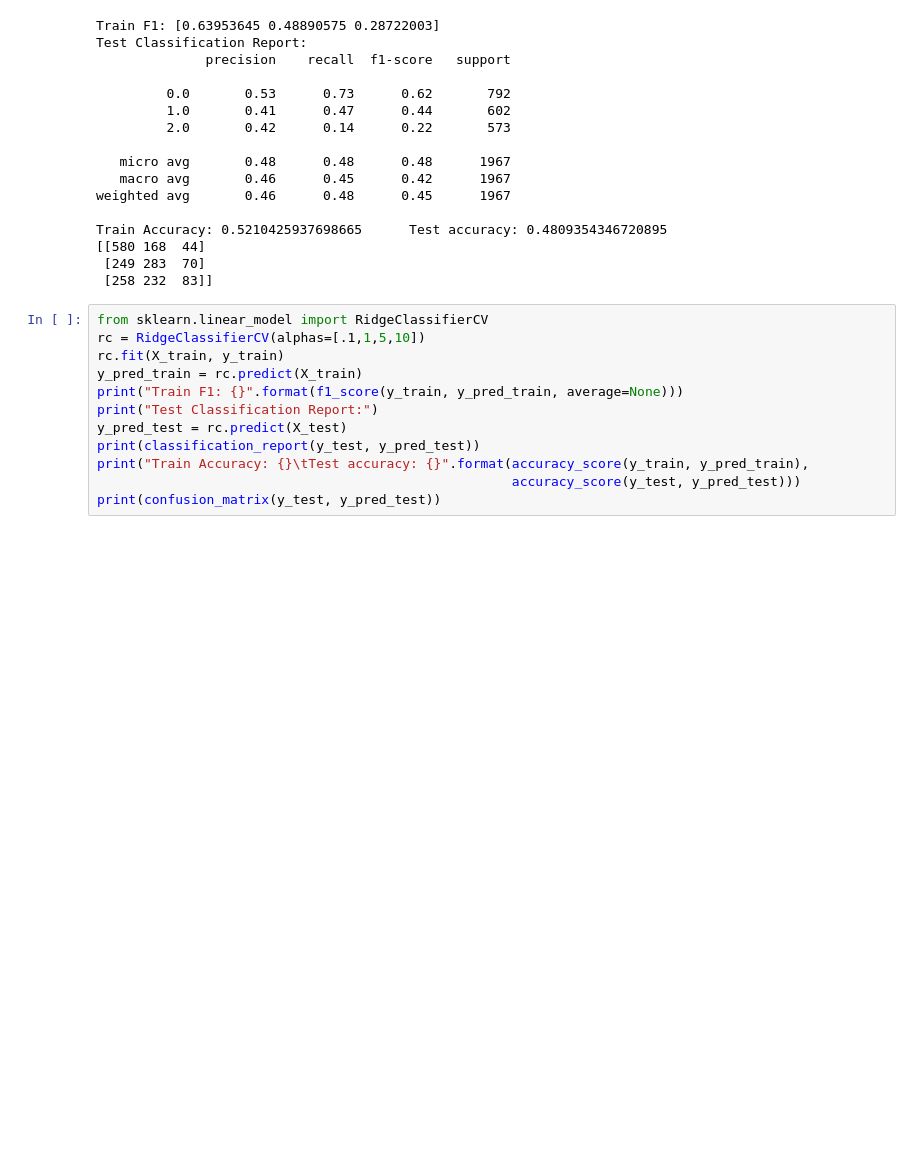
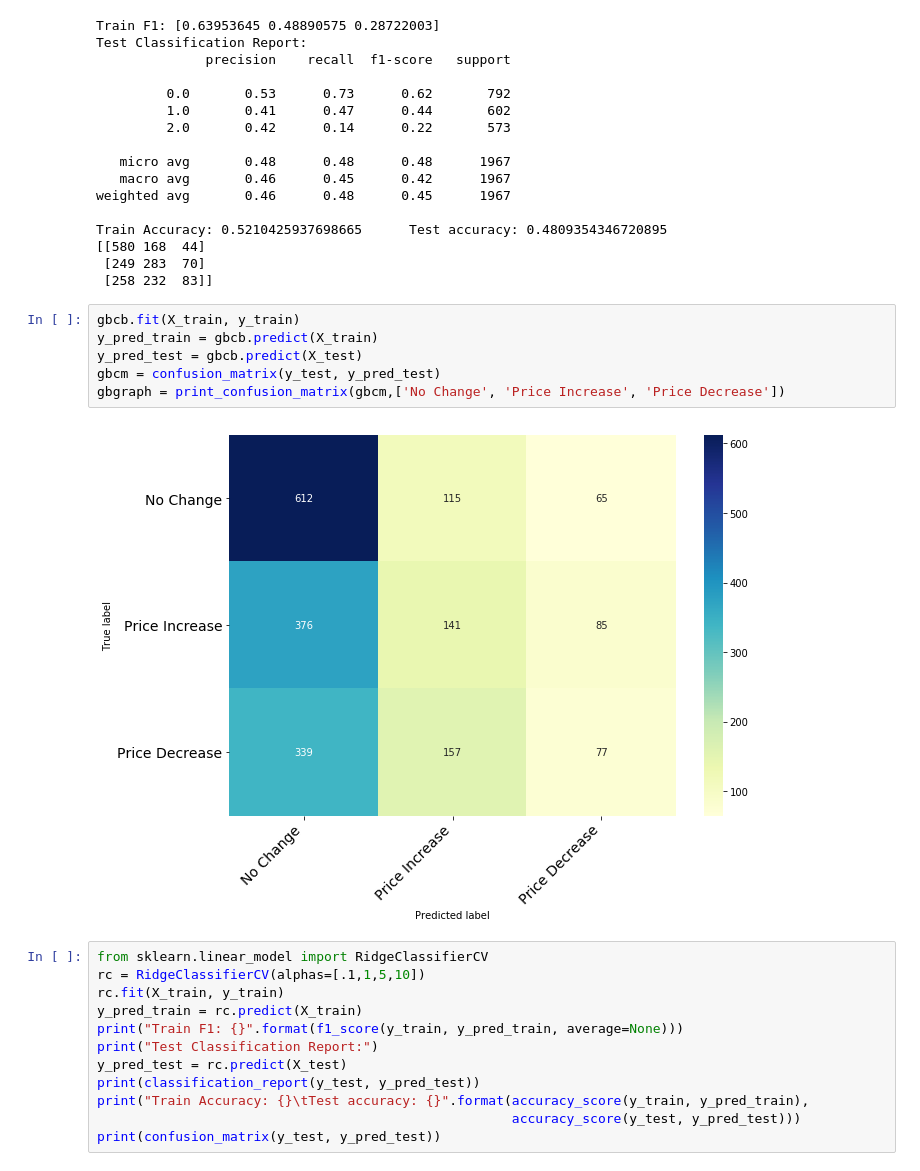
Before and after one commit to jacobbills/213R, a Jupyter notebook: Stocks Project.ipynb, the cells around one changed output. Saved outputs shown, nothing was run; the diff lists cells and outputs as text; blank space fills up the shorter version.

```diff
--- a/Stocks Project.ipynb
+++ b/Stocks Project.ipynb
@@ -1174,6 +1197,14 @@ Train Accuracy: 0.5210425937698665      Test accuracy: 0.4809354346720895
 [[580 168  44]
  [249 283  70]
  [258 232  83]]
+# %%
+gbcb.fit(X_train, y_train)
+y_pred_train = gbcb.predict(X_train)
+y_pred_test = gbcb.predict(X_test)
+gbcm = confusion_matrix(y_test, y_pred_test)
+gbgraph = print_confusion_matrix(gbcm,['No Change', 'Price Increase', 'Price Decrease'])
+# %% [output]
+[figure, added]
 # %%
 from sklearn.linear_model import RidgeClassifierCV
 rc = RidgeClassifierCV(alphas=[.1,1,5,10])
```
Also changed, not shown: parts of 12 cells of this notebook.
